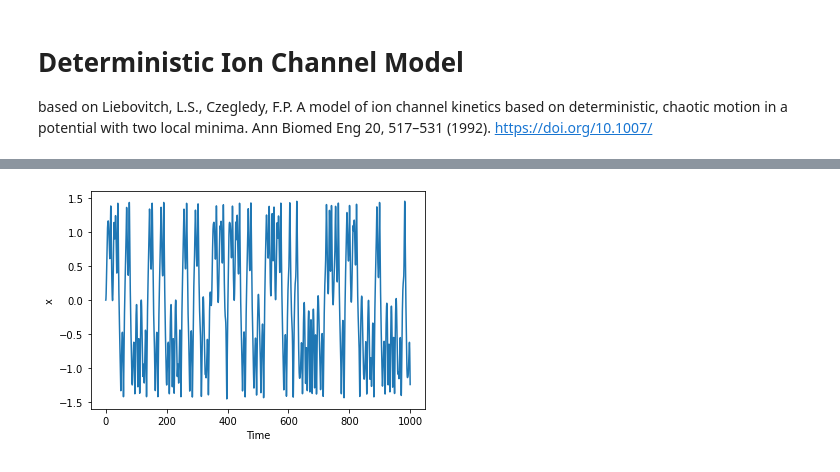
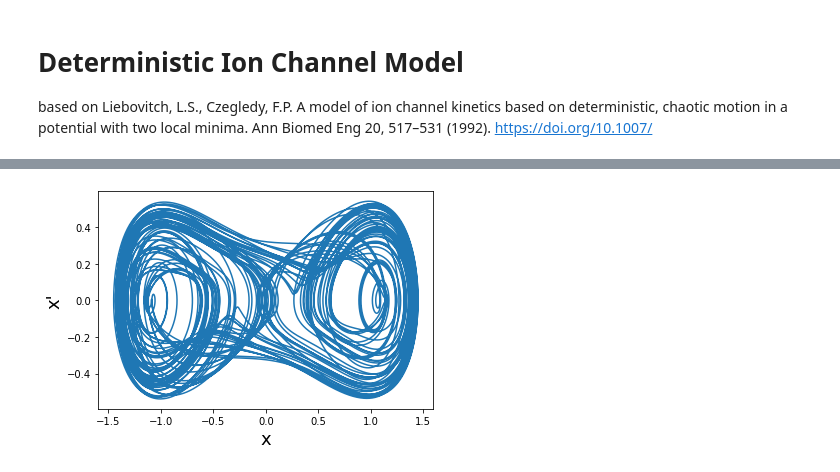
Before and after one commit to DSeiferth/Ion_Channel_Deterministic, a Jupyter notebook: Ion_Channel_Deterministic.ipynb, the cells around one changed output, grey strips where cells are left out. Drawn from its saved outputs; the diff is of its cells as text; code cells hidden in the pictures.

Commit message:
impact of time step?

```diff
--- a/Ion_Channel_Deterministic.ipynb
+++ b/Ion_Channel_Deterministic.ipynb
@@ -67,12 +67,19 @@ model3_args = {
     'potential':2,
 }
 
-model = model1_args
+model = model2_args
 args = [
         model['gamma'], model['f'], model['omega'], model['potential']
 ]
 sol = scipy.integrate.solve_ivp(
     fun=lambda t, y: rhs(t, y, *args),
     t_span=[t_eval[0], t_eval[-1]],
-    y0=y0, t_eval=t_eval
+    y0=y0,
+    #t_eval=t_eval
 )
+sol2 = scipy.integrate.solve_ivp(
+    fun=lambda t, y: rhs(t, y, *args),
+    t_span=[t_eval[0], t_eval[-1]],
+    y0=y0,
+    t_eval=t_eval
+)
@@ -79,9 +101,8 @@ sol = scipy.integrate.solve_ivp(
 # %%
 fig = plt.figure()
-plt.plot(sol.t, sol.y[0, :], label=model['name'] + ' x')
-#plt.legend()
-plt.ylabel('x')
-plt.xlabel('Time')
+plt.plot(sol.y[0, :], sol.y[1, :])
+plt.xlabel('x', fontsize=18)
+plt.ylabel('x\'', fontsize=18)
 plt.show()
 # %% [output]
-[figure, old version]
+[figure, new version]
```
Also changed, not shown: parts of 2 cells of this notebook.
